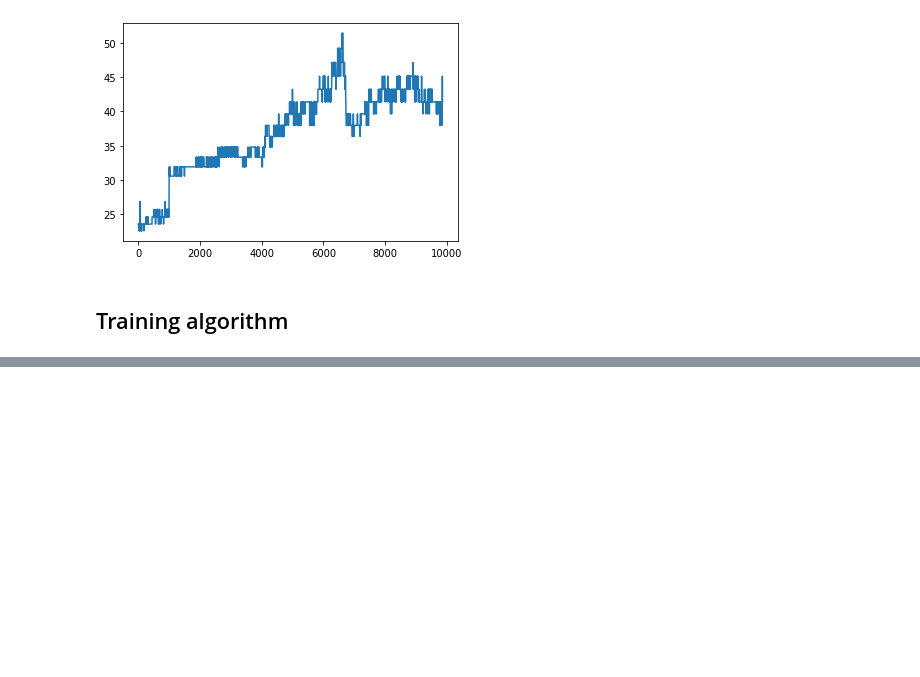
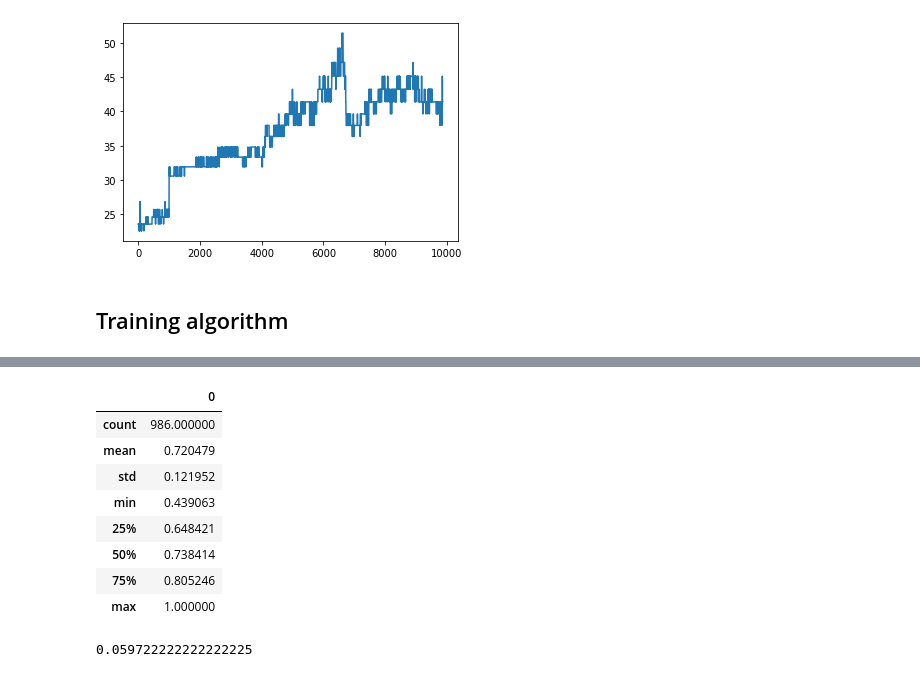
Before and after one commit to AyushmaanAggarwal/qtn-proj-ayu, a Jupyter notebook: CNN_WIND.ipynb, the cells around one changed output, grey strips where cells are left out. Cells and saved outputs as stored; diff of their text form; code cells hidden in the pictures; blank space fills up the shorter version.

```diff
--- a/CNN_WIND.ipynb
+++ b/CNN_WIND.ipynb
@@ -189,0 +285,16 @@ plt.scatter(test_time_sorted, pred_y)
+# %%
+pd.DataFrame(test_y_sorted).describe()
+# %% [output]
+|  | 0 |
+| count | 986.000000 |
+| mean | 0.720479 |
+| std | 0.121952 |
+| min | 0.439063 |
+| 25% | 0.648421 |
+| 50% | 0.738414 |
+| 75% | 0.805246 |
+| max | 1.000000 |
+# %%
+43/720
+# %% [output]
+0.059722222222222225
```
Also changed, not shown: parts of 13 cells of this notebook, 1 other file.
